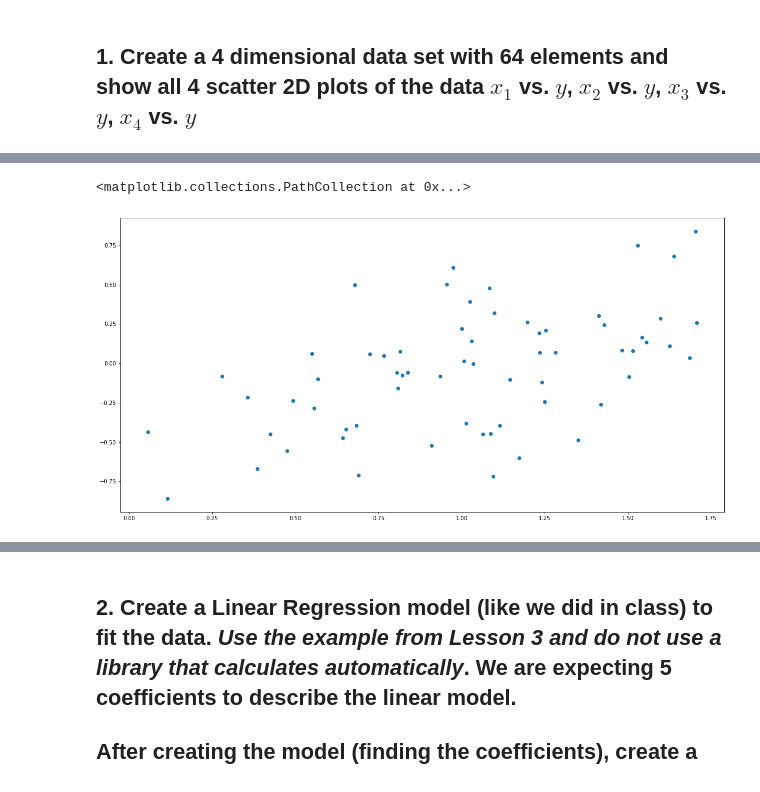
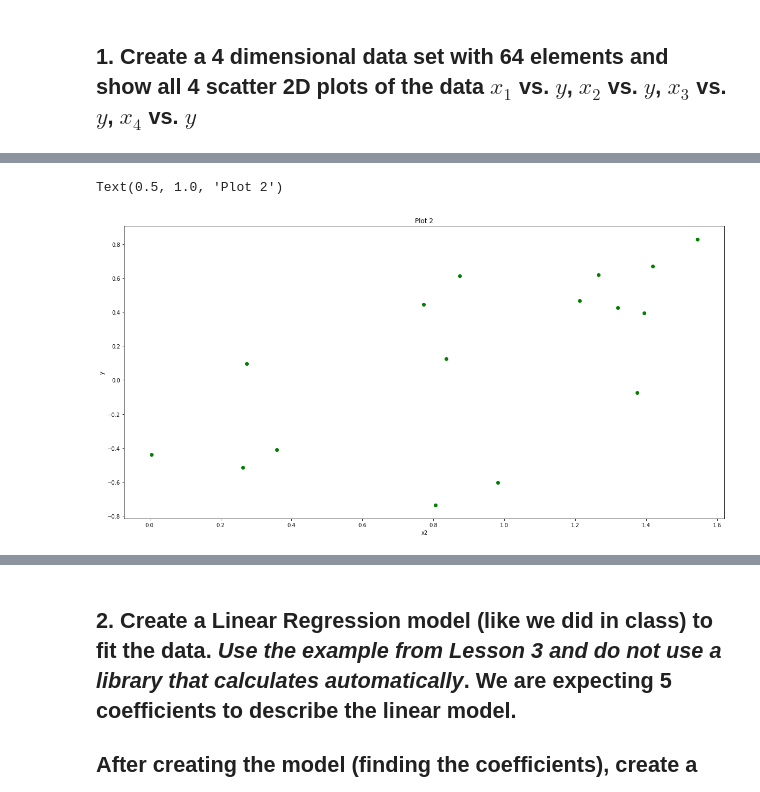
Before and after one commit to cjmasamitsu/mlnn-masamitsu, a Jupyter notebook: 03/masamitsu-week3-asnmt.ipynb, the cells around one changed output, grey strips where cells are left out. Saved outputs shown, nothing was run; the diff lists cells and outputs as text; code cells hidden in the pictures.

```diff
--- a/03/masamitsu-week3-asnmt.ipynb
+++ b/03/masamitsu-week3-asnmt.ipynb
@@ -16,7 +16,7 @@ Key items include:
 # %% [markdown]
 ## 1. Create a 4 dimensional data set with 64 elements and show all 4 scatter 2D plots of the data $x_1$ vs. $y$, $x_2$ vs. $y$,  $x_3$ vs. $y$, $x_4$ vs. $y$
 # %%
-n = 64
+n = int(64/4)
 x = np.linspace(0, 1, n) + np.random.rand(4, n)
 x = np.vstack([x, np.ones(len(x.T))]).T
 y = np.linspace(0, 1, n) + np.random.rand(n) - 1
@@ -44,5 +51,8 @@ plt.scatter(x.T[0], y)
 # %%
-plt.scatter(x.T[1], y)
+plt.scatter(x.T[1], y, c = "green")
+plt.xlabel("x2")
+plt.ylabel("y")
+plt.title("Plot 2")
 # %% [output]
-<matplotlib.collections.PathCollection at 0x...>
+Text(0.5, 1.0, 'Plot 2')
-[figure, old version]
+[figure, new version]
```
Also changed, not shown: parts of 23 cells of this notebook, 1 other file.
